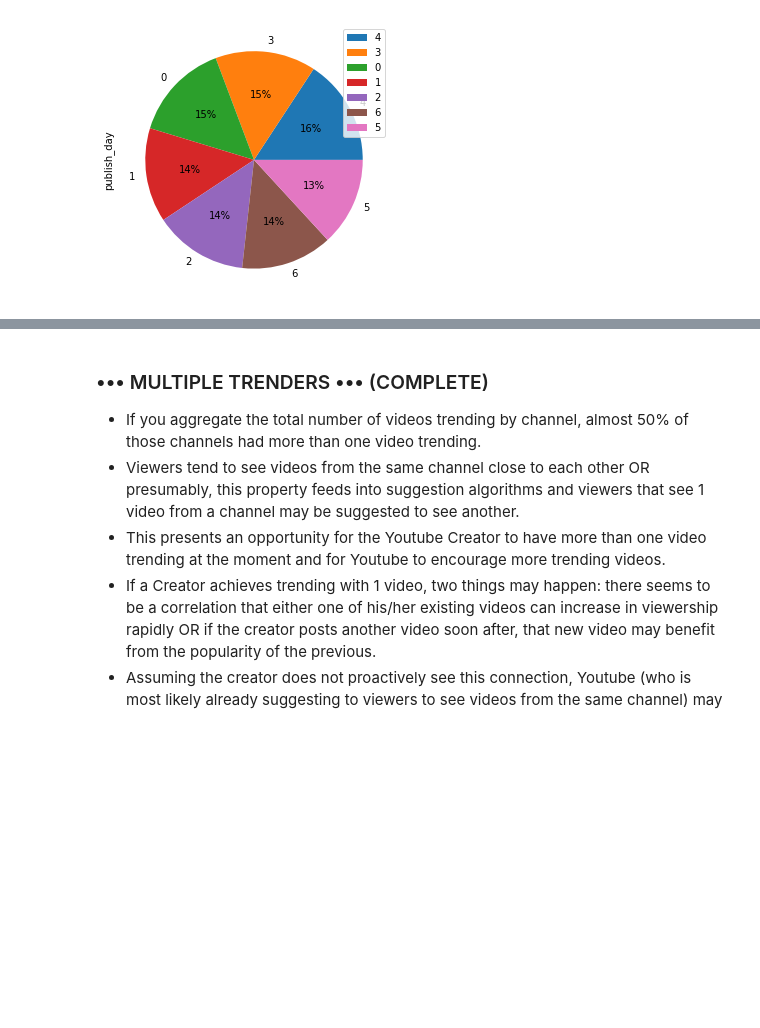
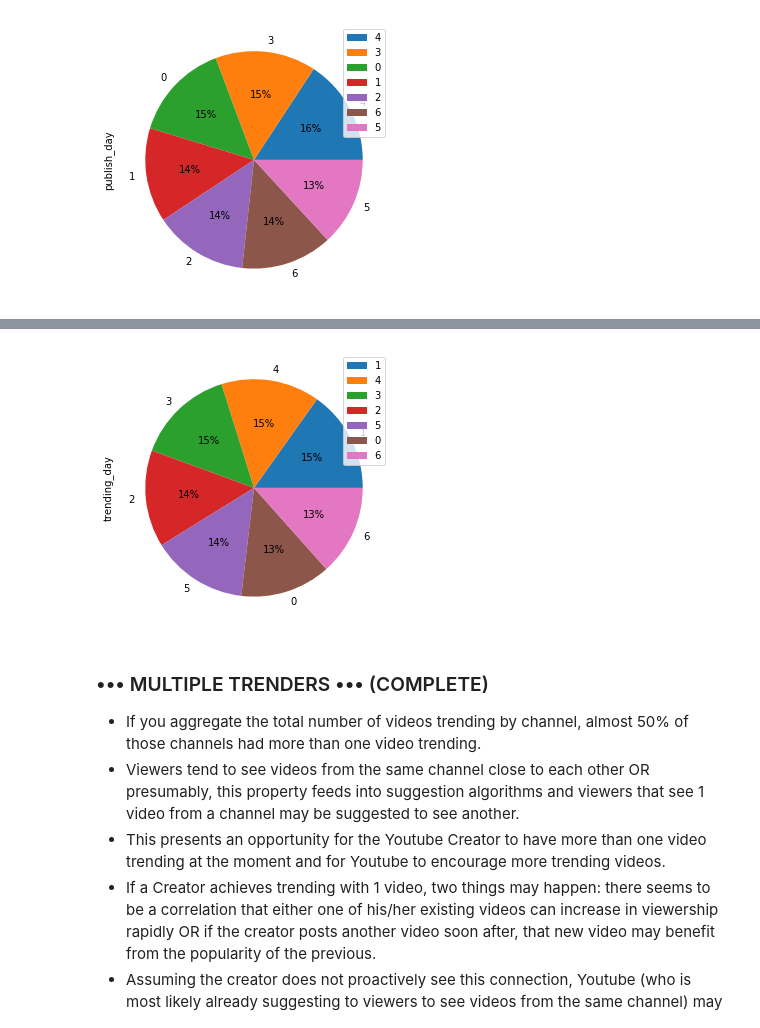
Before and after one commit to rachelleperez/Youtube-Trending, a Jupyter notebook: YoutubeTrendingVideos.ipynb, the cells around one changed output, grey strips where cells are left out. Saved outputs shown, nothing was run; the diff lists cells and outputs as text; code cells hidden in the pictures; blank space fills up the shorter version.

```diff
--- a/YoutubeTrendingVideos.ipynb
+++ b/YoutubeTrendingVideos.ipynb
@@ -537,3 +578,8 @@ plot = df5.plot.pie(subplots = True, figsize=(5, 5), autopct='%1.0f%%')
+# %%
+df6 = pd.DataFrame(trending_day_count)
+plot = df6.plot.pie(subplots = True, figsize=(5, 5), autopct='%1.0f%%')
+# %% [output]
+[figure, added]
 # %% [markdown]
 ### ••• MULTIPLE TRENDERS ••• (COMPLETE)
 
```
Also changed, not shown: parts of 7 cells of this notebook.
